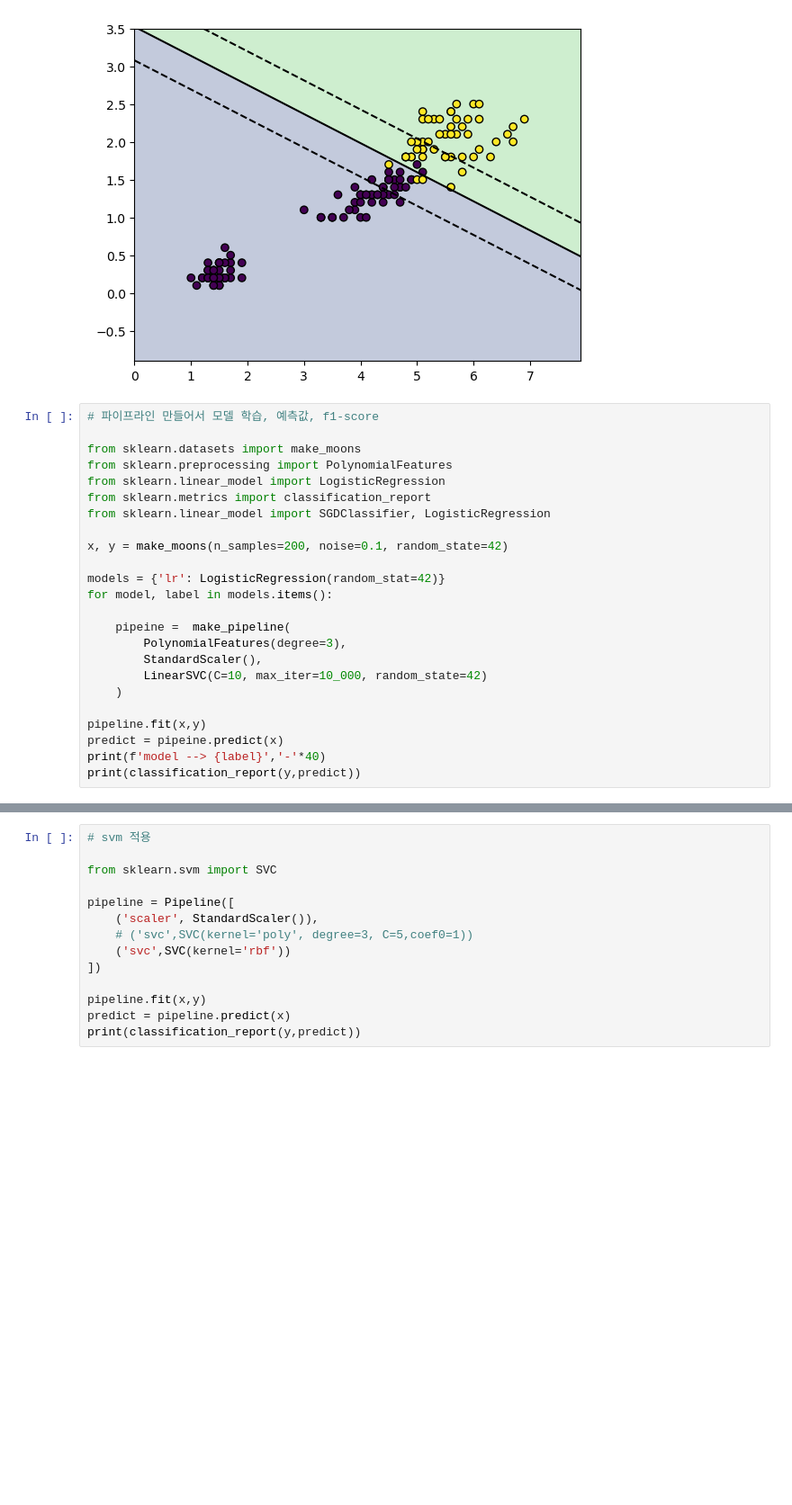
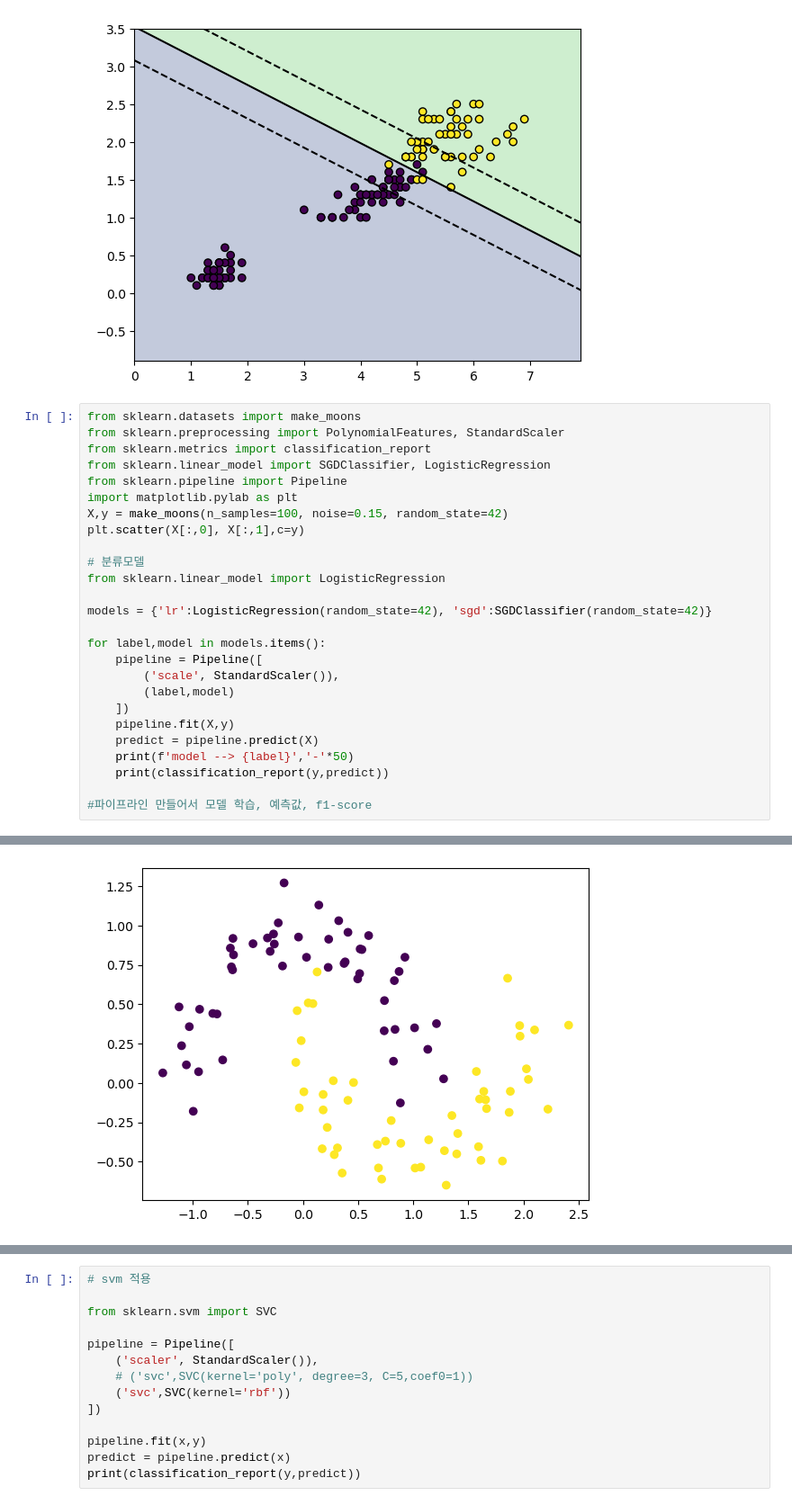
Before and after one commit to qkfmadl0-create/----, a Jupyter notebook: 05_SVM/001.ipynb, the cells around one changed output, grey strips where cells are left out. Shown at 90% size. Cells and saved outputs as stored; diff of their text form; blank space fills up the shorter version.

```diff
--- a/05_SVM/001.ipynb
+++ b/05_SVM/001.ipynb
@@ -67,27 +67,29 @@ plt.show()
 # %% [output]
 [figure]
 # %%
-# 파이프라인 만들어서 모델 학습, 예측값, f1-score
-
 from sklearn.datasets import make_moons
-from sklearn.preprocessing import PolynomialFeatures
-from sklearn.linear_model import LogisticRegression
+from sklearn.preprocessing import PolynomialFeatures, StandardScaler
 from sklearn.metrics import classification_report
 from sklearn.linear_model import SGDClassifier, LogisticRegression
+from sklearn.pipeline import Pipeline
+import matplotlib.pylab as plt
+X,y = make_moons(n_samples=100, noise=0.15, random_state=42)
+plt.scatter(X[:,0], X[:,1],c=y)
 
-x, y = make_moons(n_samples=200, noise=0.1, random_state=42)
+# 분류모델
+from sklearn.linear_model import LogisticRegression
 
-models = {'lr': LogisticRegression(random_stat=42)}
-for model, label in models.items():
+models = {'lr':LogisticRegression(random_state=42), 'sgd':SGDClassifier(random_state=42)}
 
-    pipeine =  make_pipeline(
-        PolynomialFeatures(degree=3),
-        StandardScaler(),
-        LinearSVC(C=10, max_iter=10_000, random_state=42)
-    )
+for label,model in models.items():
+    pipeline = Pipeline([
+        ('scale', StandardScaler()),
+        (label,model)
+    ])
+    pipeline.fit(X,y)
+    predict = pipeline.predict(X)
+    print(f'model --> {label}','-'*50)
+    print(classification_report(y,predict))
 
-pipeline.fit(x,y)
-predict = pipeine.predict(x)
-print(f'model --> {label}','-'*40)
-print(classification_report(y,predict))
+#파이프라인 만들어서 모델 학습, 예측값, f1-score
 # %% [output]
@@ -94,0 +115 @@ TypeError: LogisticRegression.__init__() got an unexpected keyword argument 'ran
+[figure, added]
```
Also changed, not shown: parts of 3 cells of this notebook.
